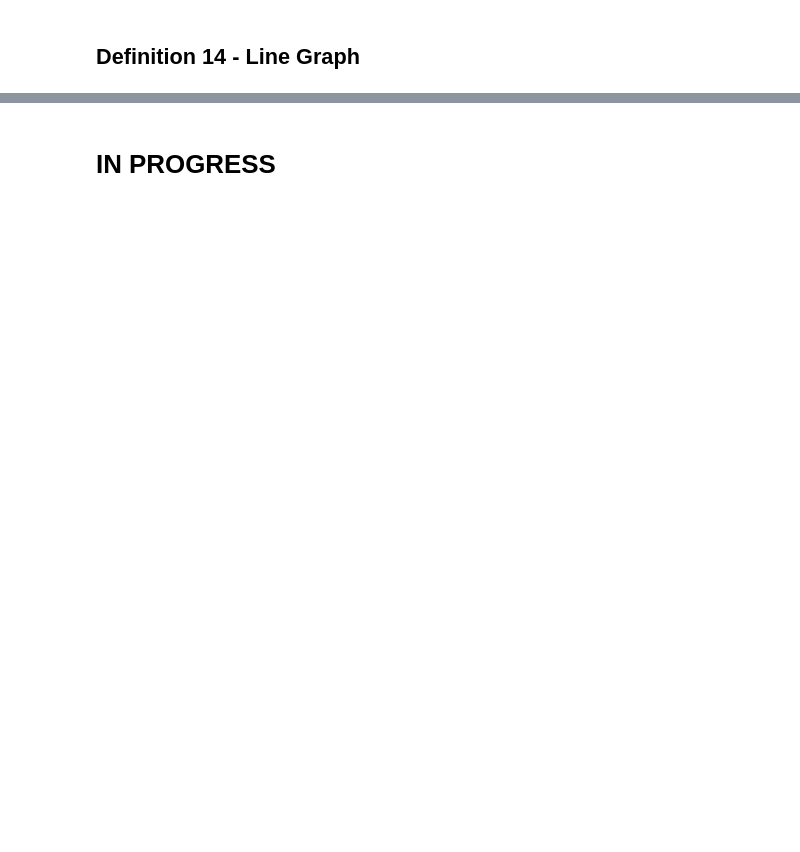
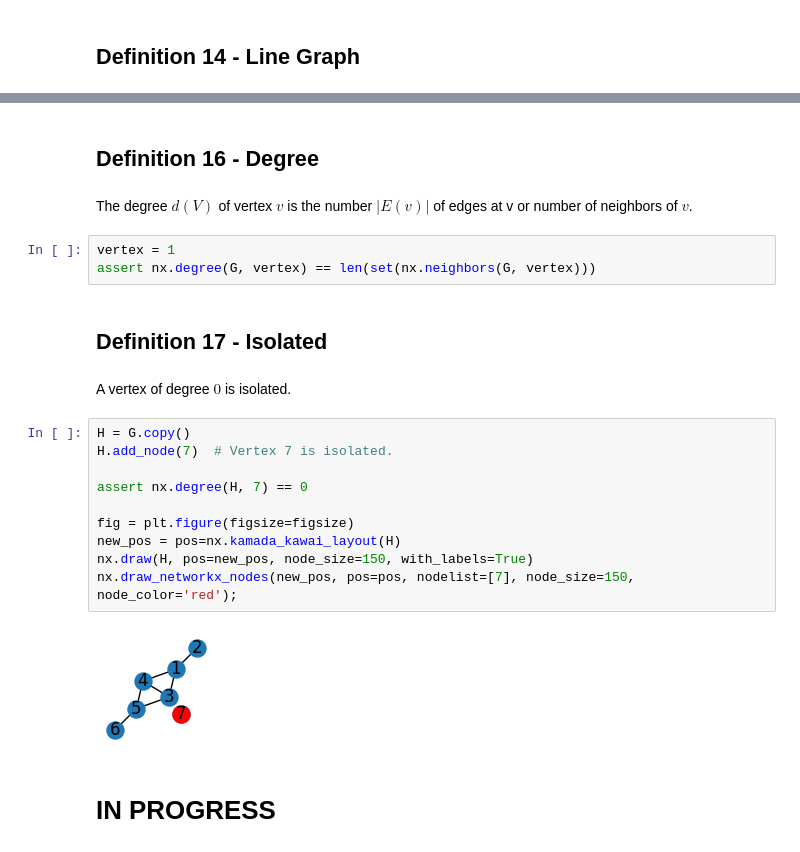
Before and after one commit to lipinski/graph-theory, a Jupyter notebook: definitions.ipynb, the cells around one changed output, grey strips where cells are left out. Cells and saved outputs as stored; diff of their text form; blank space fills up the shorter version.

```diff
--- a/definitions.ipynb
+++ b/definitions.ipynb
@@ -298,2 +345,25 @@ E(G) = {[(1, 2), (1, 3), (1, 4), (3, 4), (3, 5), (4, 5), (5, 6)]}
+# %% [markdown]
+## Definition 16 - Degree
+# %% [markdown]
+The degree $d(V)$ of vertex $v$ is the number $|E(v)|$ of edges at v or number of neighbors of $v$.
+# %%
+vertex = 1
+assert nx.degree(G, vertex) == len(set(nx.neighbors(G, vertex)))
+# %% [markdown]
+## Definition 17 - Isolated
+# %% [markdown]
+A vertex of degree $0$ is isolated.
+# %%
+H = G.copy()
+H.add_node(7)  # Vertex 7 is isolated.
+
+assert nx.degree(H, 7) == 0
+
+fig = plt.figure(figsize=figsize)
+new_pos = pos=nx.kamada_kawai_layout(H)
+nx.draw(H, pos=new_pos, node_size=150, with_labels=True)
+nx.draw_networkx_nodes(new_pos, pos=pos, nodelist=[7], node_size=150, node_color='red');
+# %% [output]
+[figure, added]
 # %% [markdown]
 # IN PROGRESS
```
Also changed, not shown: parts of 10 cells of this notebook.
